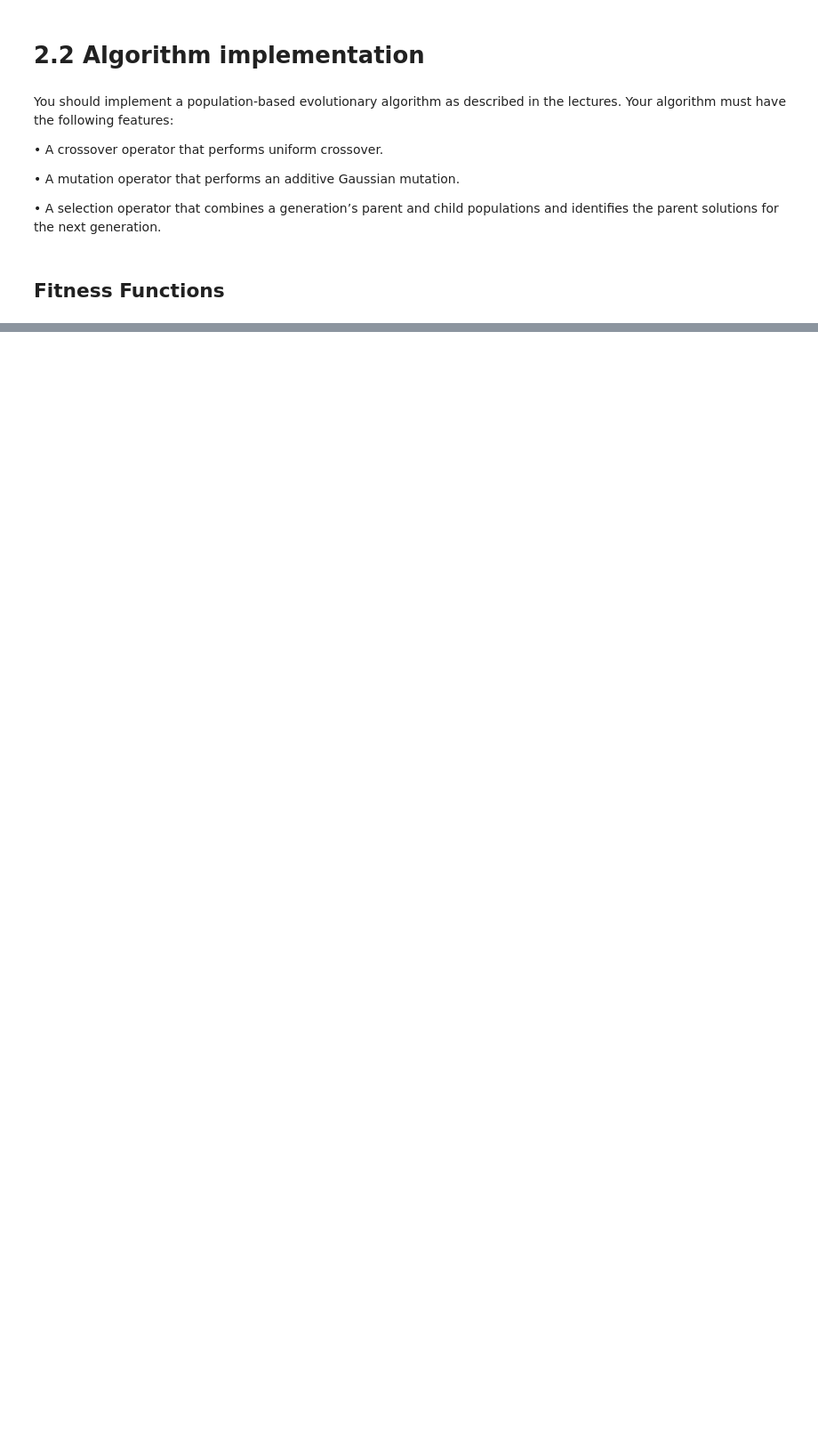
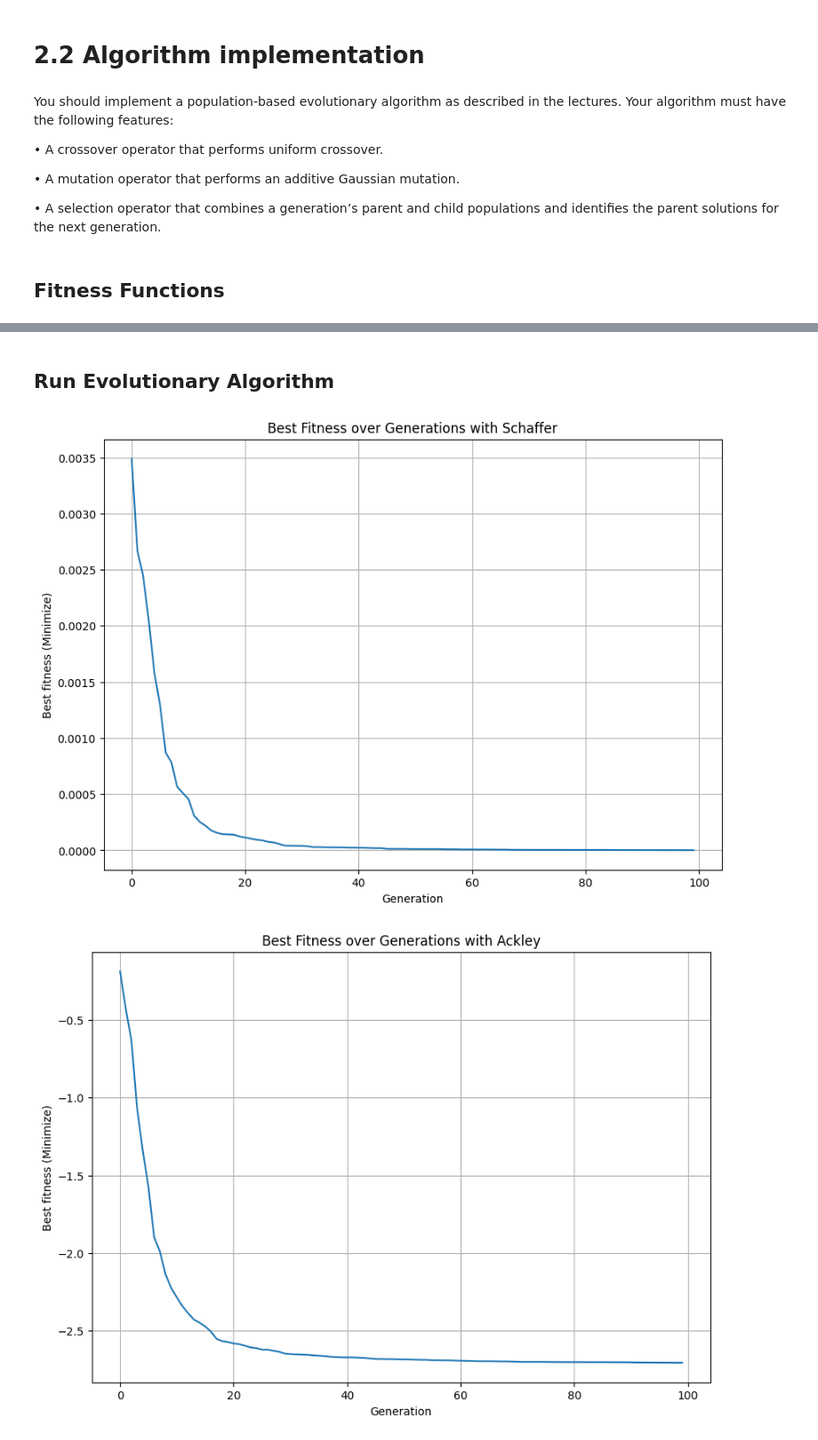
Before and after one commit to MxFrgsn/COMP2002_CW2, a Jupyter notebook: COMP2002.ipynb, the cells around one changed output, grey strips where cells are left out. Shown at 89% size. Drawn from its saved outputs; the diff is of its cells as text; code cells hidden in the pictures; blank space fills up the shorter version.

```diff
--- a/COMP2002.ipynb
+++ b/COMP2002.ipynb
@@ -1000,9 +998,3 @@ the parent solutions for the next generation.
-# %%
-POPULATION_SIZE = 100
-CROSSOVER_PROBABILITY = 0.5
-MUTATION_PROBABILITY = 0.1
-GENERATION_LIMIT = 1000
-ELITE_COUNT = 5
 # %% [markdown]
 ## Fitness Functions
 # %%
@@ -1029,11 +1021,12 @@ class Person:
         return func(self.x,self.y)
 
     # Mutation operator using Gaussian additive/Gaussian distribution
-    def mutate(self):
+    def mutate(self,func):
         if np.random.random() < MUTATION_PROBABILITY:
-            self.x += np.random.normal(0, 1)  # Small random change
+            self.x += np.random.normal(0, 1)
         if np.random.random() < MUTATION_PROBABILITY:
             self.y += np.random.normal(0, 1)
+        self.fitness = func(self.x, self.y)
 
     # Crossover operator using Uniform crossover
     def uniform_crossover(self,parent,func):
@@ -1045,7 +1038,6 @@ class Person:
             child_y = self.y
         else:
             child_y = parent.y
-        #child_y.fitness = func(child_x.getX(), child.getY())
         return Person(child_x, child_y, func)
 
     # Getters
@@ -1202,0 +1118,26 @@ displayAverage("Easom",best_fitness_easom)
+# %% [markdown]
+## Run Evolutionary Algorithm
+# %%
+POPULATION_SIZE = 100
+CROSSOVER_PROBABILITY = 0.5
+MUTATION_PROBABILITY = 0.1
+GENERATION_LIMIT = 100
+ELITE_COUNT = 5
+problems = [schafferFunction, modifiedAckleyFunction, easomFunction]
+titles = ["Schaffer", "Ackley", "Easom"]
+
+# minimise:
+for i in range (len(problems)):
+    findAverageOfFitness(problems[i],titles[i],False,50)
+
+# maximise:
+for i in range (len(problems)):
+    findAverageOfFitness(problems[i],titles[i],True,50)
+
+# minimise:
+#schaffer :0.0
+#easom :-12.57
+# modifiedAckley :0
+# %% [output]
+[figure, added]
+[figure, added]
```
Also changed, not shown: parts of 8 cells of this notebook, 9 other files.
